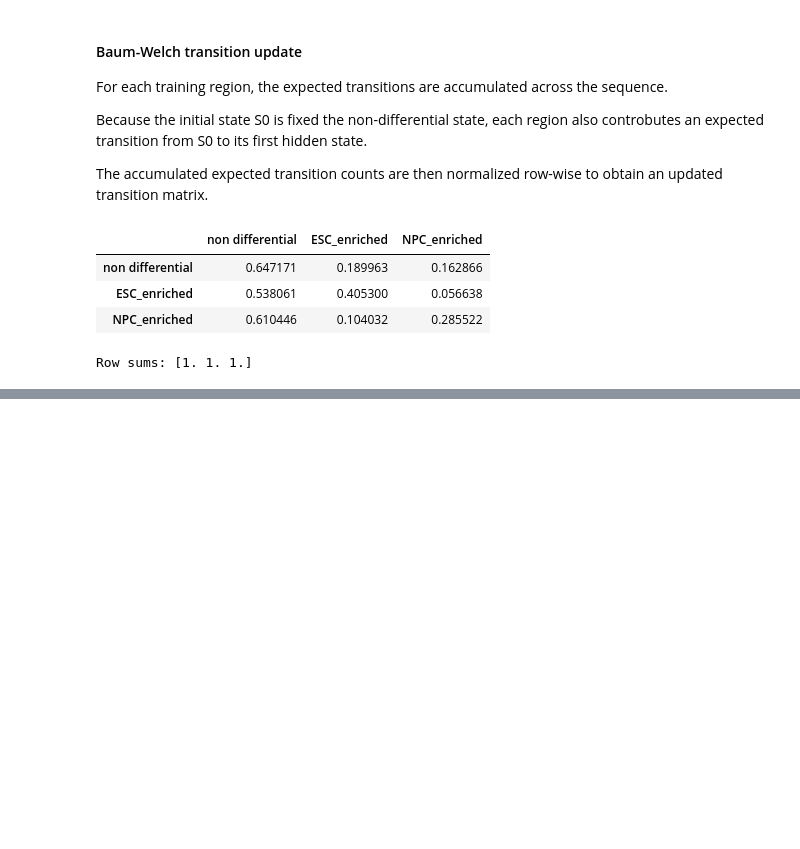
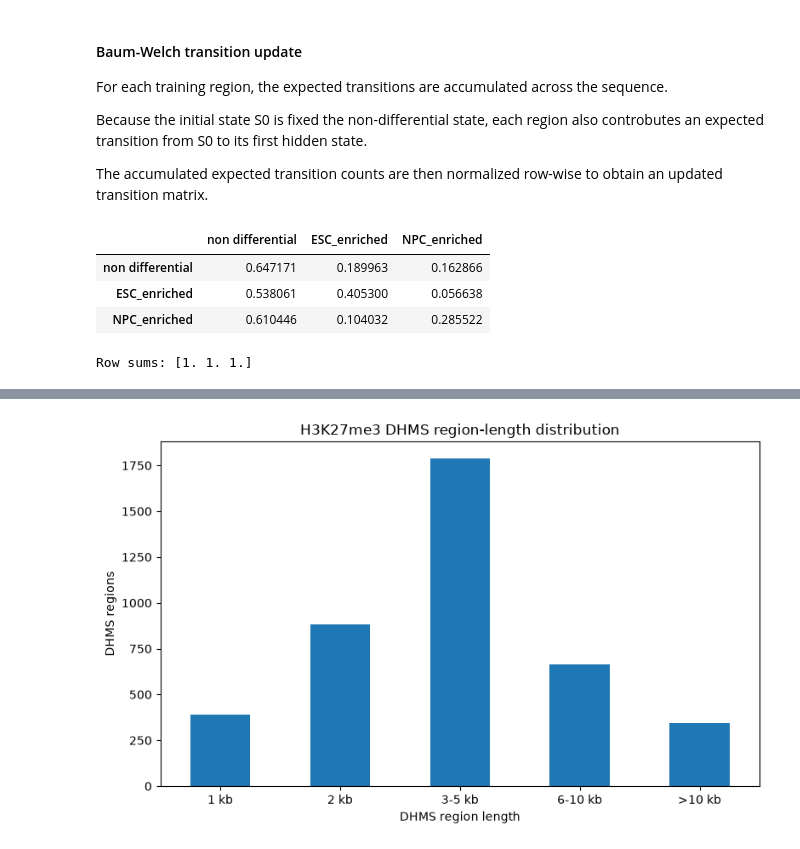
Before and after one commit to elifmgungor/chipdiff-reproduction, a Jupyter notebook: notebooks/01_exploratory.ipynb, the cells around one changed output, grey strips where cells are left out. Saved outputs shown, nothing was run; the diff lists cells and outputs as text; code cells hidden in the pictures; blank space fills up the shorter version.

```diff
--- a/notebooks/01_exploratory.ipynb
+++ b/notebooks/01_exploratory.ipynb
@@ -1390,9 +1386,11 @@ def train_transition_matrix(training_sequences,initial_transition_matrix, tolera
 # %%
-# train the HMM transition matrix using the 10,000 randomly
-#selected putative histone-modification regions.
+#train the HMM transition matrix using the 10,000 randomly selected putative histone-modification regions
 #the initial transition matrix is uniform, as described in ChIPDiff
 
-trained_transition_matrix, transition_history =(train_transition_matrix(training_sequences,transition_matrix))
-#display the final transition probabilities in a redable table
+trained_transition_matrix,transition_history=train_transition_matrix(training_sequences,transition_matrix)
+
+#display the final transition probabilities
 display(pd.DataFrame(trained_transition_matrix,index=states,columns=states))
+print('number of iterations:',len(transition_history))
+print('final maximum change:',transition_history[-1])
 # %% [output]
@@ -1399,0 +1550,10 @@ UnboundLocalError: cannot access local variable 'transition_matrix' where it is
+# %%
+dhms_regions['length_kb']=(dhms_regions['region_end']-dhms_regions['region_start'])/1000
+length_categories=pd.cut(dhms_regions['length_kb'],bins=[0,1,2,5,10,np.inf],labels=['1 kb','2 kb','3-5 kb','6-10 kb','>10 kb'])
+length_counts=length_categories.value_counts(sort=False)
+
+plt.figure(figsize=(8,5)); length_counts.plot(kind='bar')
+plt.xlabel('DHMS region length'); plt.ylabel('DHMS regions'); plt.title('H3K27me3 DHMS region-length distribution'); plt.xticks(rotation=0); plt.tight_layout()
+plt.savefig(figures_path/'region_length_distribution.png',dpi=300,bbox_inches='tight'); plt.show()
+# %% [output]
+[figure, added]
```
Also changed, not shown: parts of 24 cells of this notebook, 9 other files.
